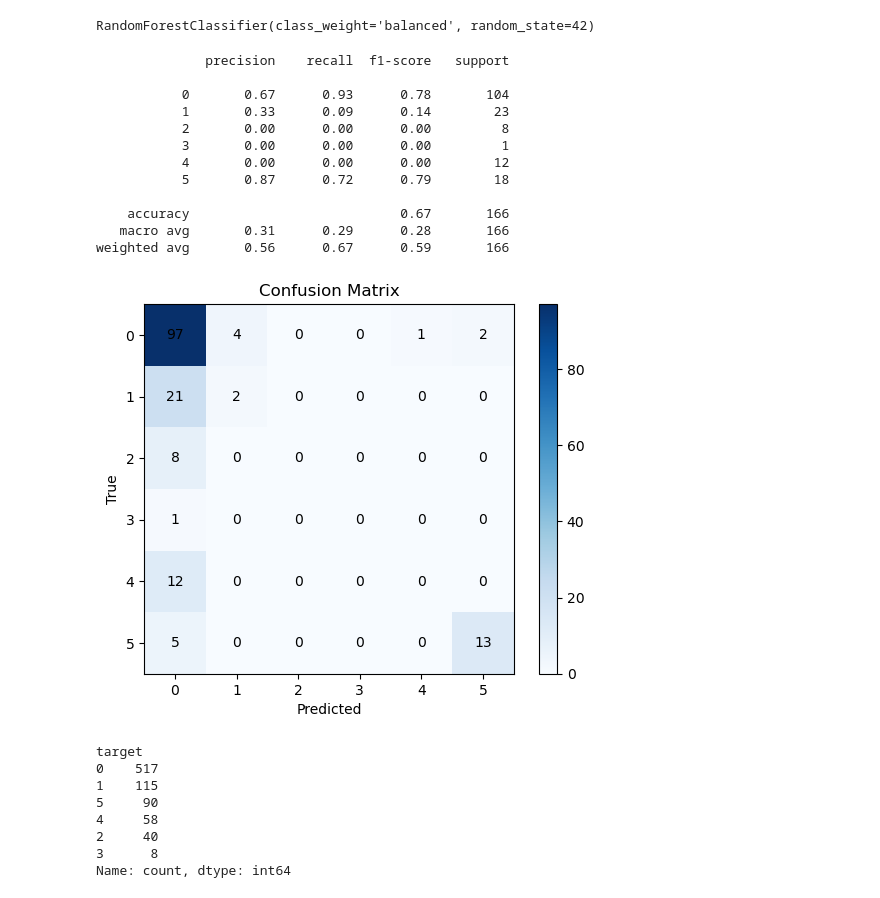
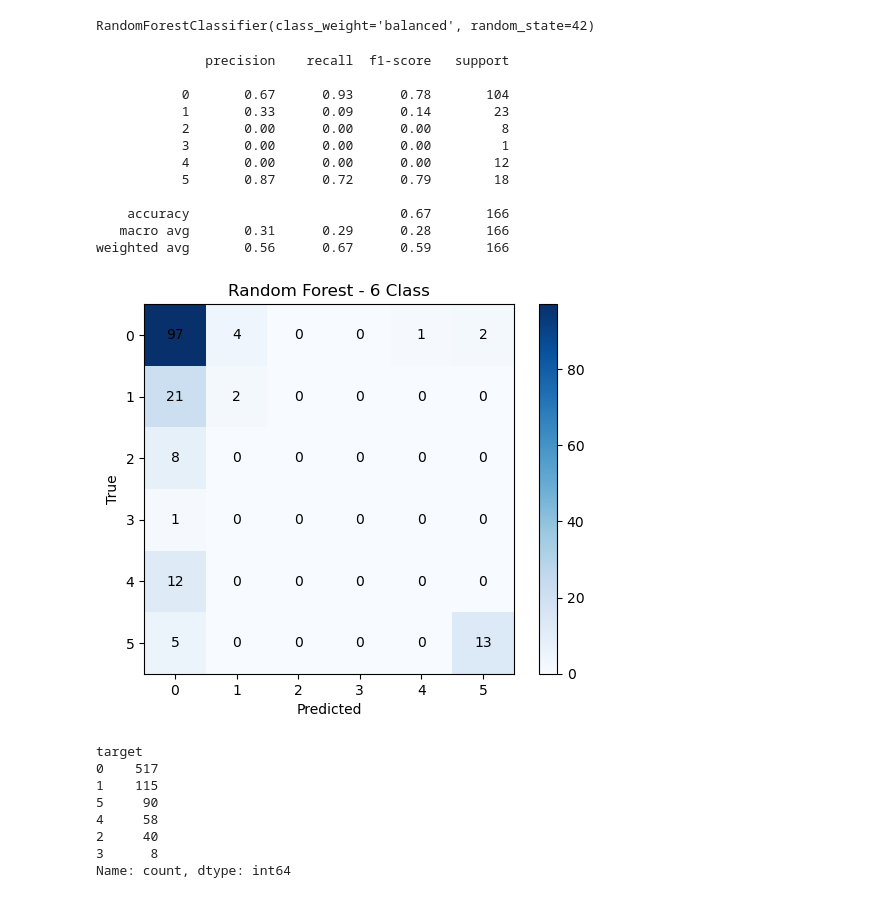
Before and after one commit to Aliuddink/CS-4210-Group-Project, a Jupyter notebook: random_forest_6_class.ipynb, the cells around one changed output. Saved outputs shown, nothing was run; the diff lists cells and outputs as text; code cells hidden in the pictures.

Commit message:
updated confusion matrix names

```diff
--- a/random_forest_6_class.ipynb
+++ b/random_forest_6_class.ipynb
@@ -141,35 +141,35 @@ cm = confusion_matrix(y_test, y_pred)
 # Plot
 fig, ax = plt.subplots()
 im = ax.imshow(cm, cmap='Blues')
 
 # Add colorbar
 plt.colorbar(im)
 
 # Add labels
 ax.set_xlabel('Predicted')
 ax.set_ylabel('True')
-ax.set_title('Confusion Matrix')
+ax.set_title('Random Forest - 6 Class')
 
 # Add numbers on each cell
 for i in range(cm.shape[0]):
     for j in range(cm.shape[1]):
         ax.text(j, i, cm[i, j], ha='center', va='center', color='black')
 
 plt.show()
 # %% [output]
               precision    recall  f1-score   support
 
            0       0.67      0.93      0.78       104
            1       0.33      0.09      0.14        23
            2       0.00      0.00      0.00         8
            3       0.00      0.00      0.00         1
            4       0.00      0.00      0.00        12
            5       0.87      0.72      0.79        18
 
     accuracy                           0.67       166
    macro avg       0.31      0.29      0.28       166
 weighted avg       0.56      0.67      0.59       166
-[figure, old version]
+[figure, new version]
 # %%
 # Print class distribution to demonstrate class imbalance
 class_distribution = df['target'].value_counts()
```
Also changed, not shown: 2 other files.
